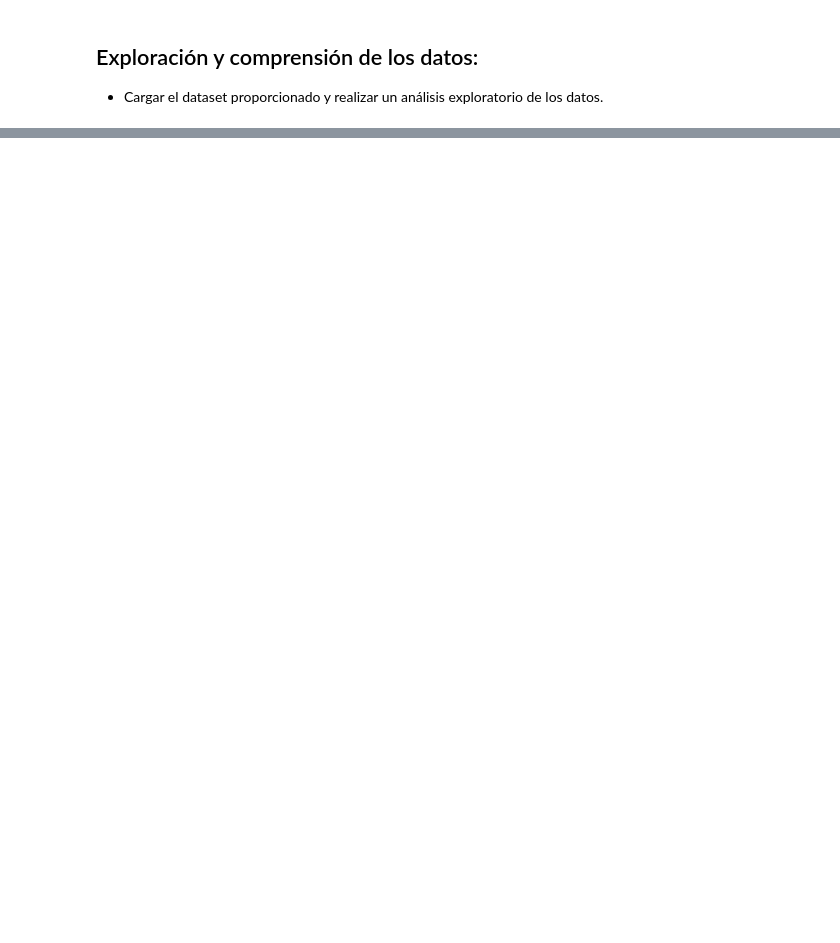
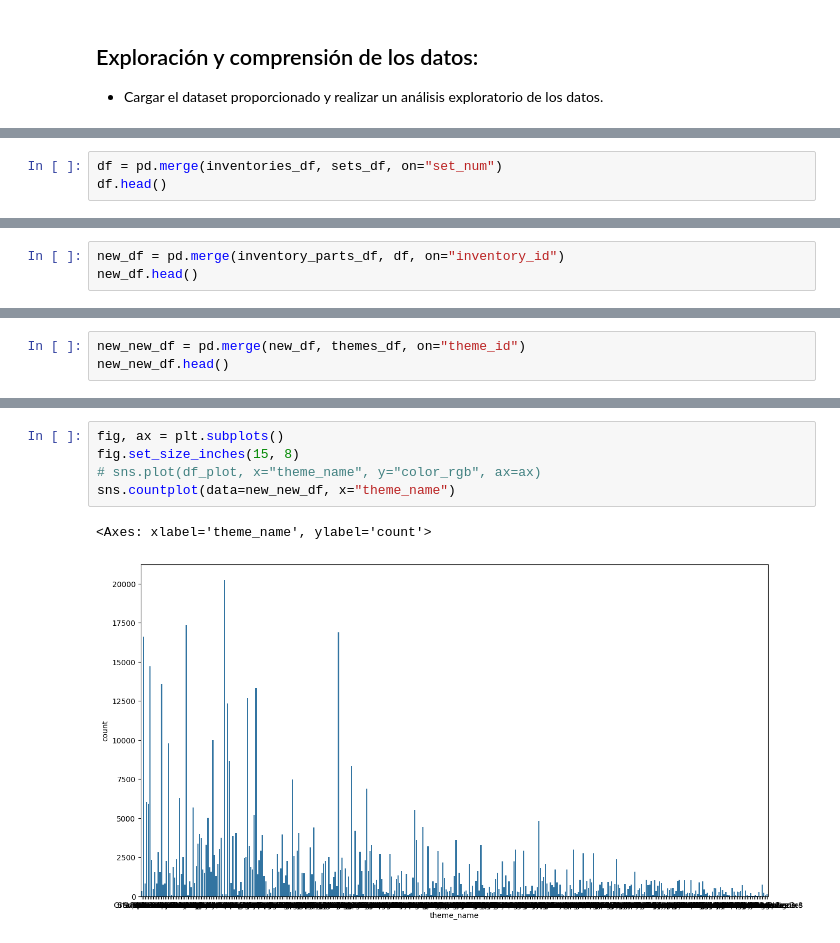
Before and after one commit to gonzafernan/ceia-andd, a Jupyter notebook: lego.ipynb, the cells around one changed output, grey strips where cells are left out. Saved outputs shown, nothing was run; the diff lists cells and outputs as text; blank space fills up the shorter version.

```diff
--- a/lego.ipynb
+++ b/lego.ipynb
@@ -29,0 +107,3 @@ inventory_sets_df.head()
+# %%
+df = pd.merge(inventories_df, sets_df, on="set_num")
+df.head()
@@ -29,0 +117,3 @@ inventory_sets_df.head()
+# %%
+new_df = pd.merge(inventory_parts_df, df, on="inventory_id")
+new_df.head()
@@ -29,0 +127,3 @@ inventory_sets_df.head()
+# %%
+new_new_df = pd.merge(new_df, themes_df, on="theme_id")
+new_new_df.head()
@@ -33,0 +229,8 @@ inventory_parts_df.head()
+# %%
+fig, ax = plt.subplots()
+fig.set_size_inches(15, 8)
+# sns.plot(df_plot, x="theme_name", y="color_rgb", ax=ax)
+sns.countplot(data=new_new_df, x="theme_name")
+# %% [output]
+<Axes: xlabel='theme_name', ylabel='count'>
+[figure, added]
```
Also changed, not shown: parts of 29 cells of this notebook.
